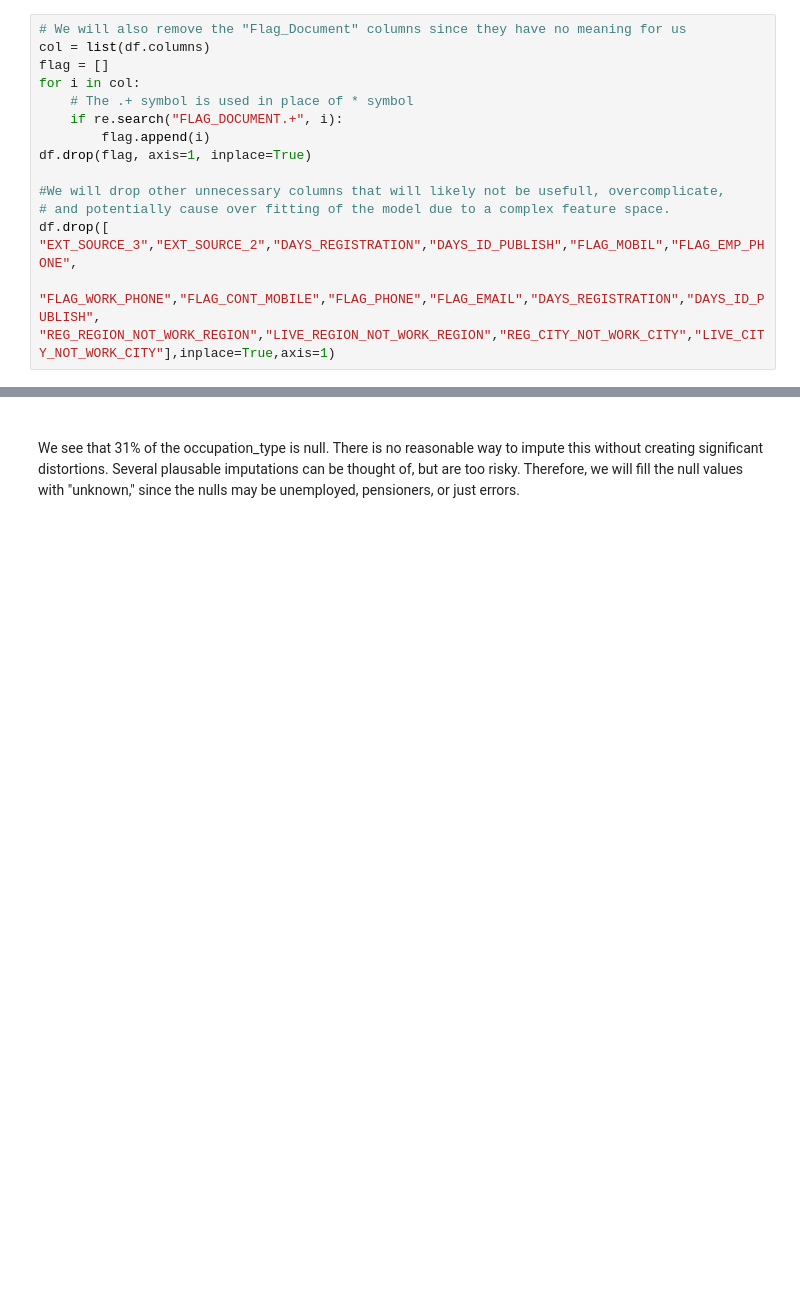
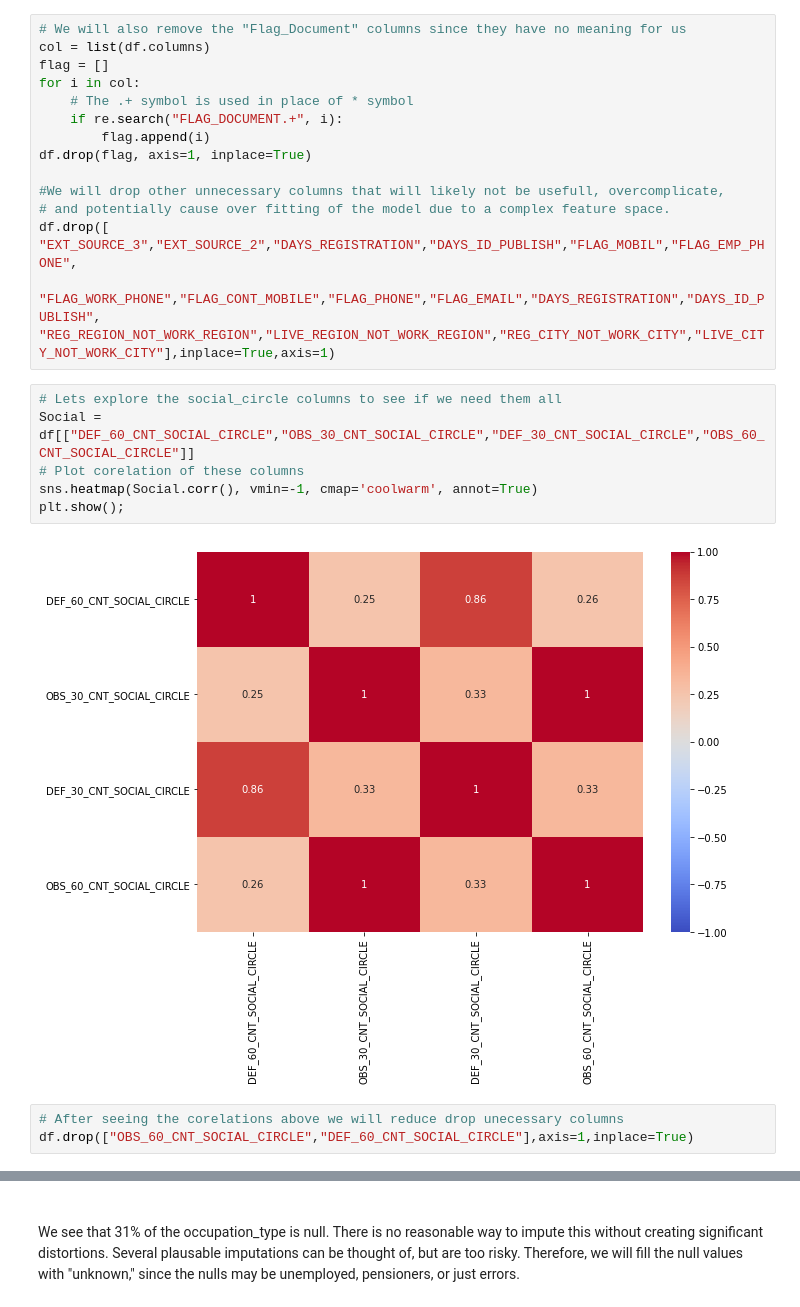
Before and after one commit to SharelCooper/LoanDefaultAnalysisAndMLPredicton, a Jupyter notebook: Loan Project.ipynb, the cells around one changed output, grey strips where cells are left out. Saved outputs shown, nothing was run; the diff lists cells and outputs as text; blank space fills up the shorter version.

```diff
--- a/Loan Project.ipynb
+++ b/Loan Project.ipynb
@@ -127,3 +130,14 @@ df.drop([
 "EXT_SOURCE_3","EXT_SOURCE_2","DAYS_REGISTRATION","DAYS_ID_PUBLISH","FLAG_MOBIL","FLAG_EMP_PHONE",
     "FLAG_WORK_PHONE","FLAG_CONT_MOBILE","FLAG_PHONE","FLAG_EMAIL","DAYS_REGISTRATION","DAYS_ID_PUBLISH",
 "REG_REGION_NOT_WORK_REGION","LIVE_REGION_NOT_WORK_REGION","REG_CITY_NOT_WORK_CITY","LIVE_CITY_NOT_WORK_CITY"],inplace=True,axis=1)
+# %%
+# Lets explore the social_circle columns to see if we need them all
+Social = df[["DEF_60_CNT_SOCIAL_CIRCLE","OBS_30_CNT_SOCIAL_CIRCLE","DEF_30_CNT_SOCIAL_CIRCLE","OBS_60_CNT_SOCIAL_CIRCLE"]]
+# Plot corelation of these columns
+sns.heatmap(Social.corr(), vmin=-1, cmap='coolwarm', annot=True)
+plt.show();
+# %% [output]
+[figure, added]
+# %%
+# After seeing the corelations above we will reduce drop unecessary columns
+df.drop(["OBS_60_CNT_SOCIAL_CIRCLE","DEF_60_CNT_SOCIAL_CIRCLE"],axis=1,inplace=True)
```
Also changed, not shown: parts of 30 cells of this notebook.
